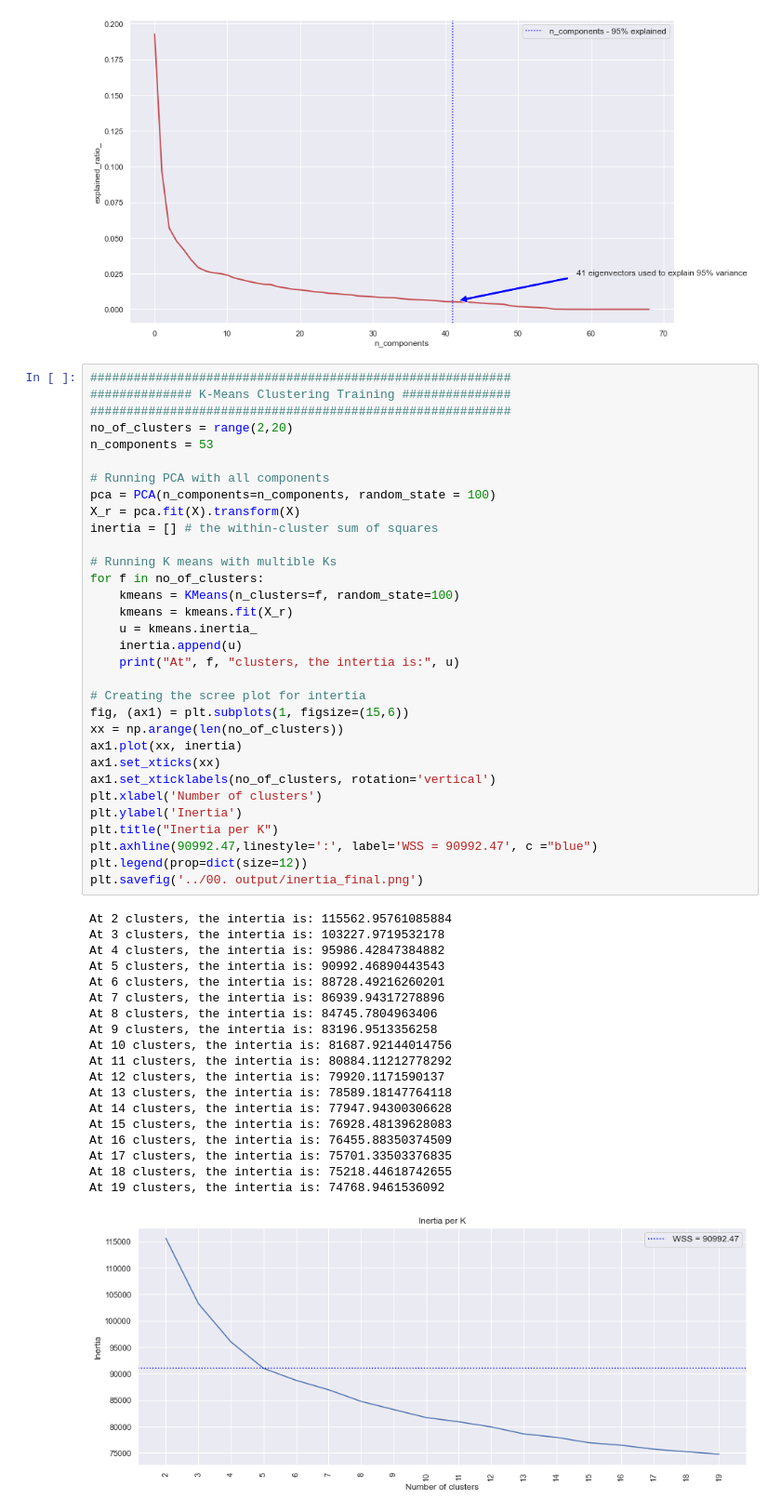
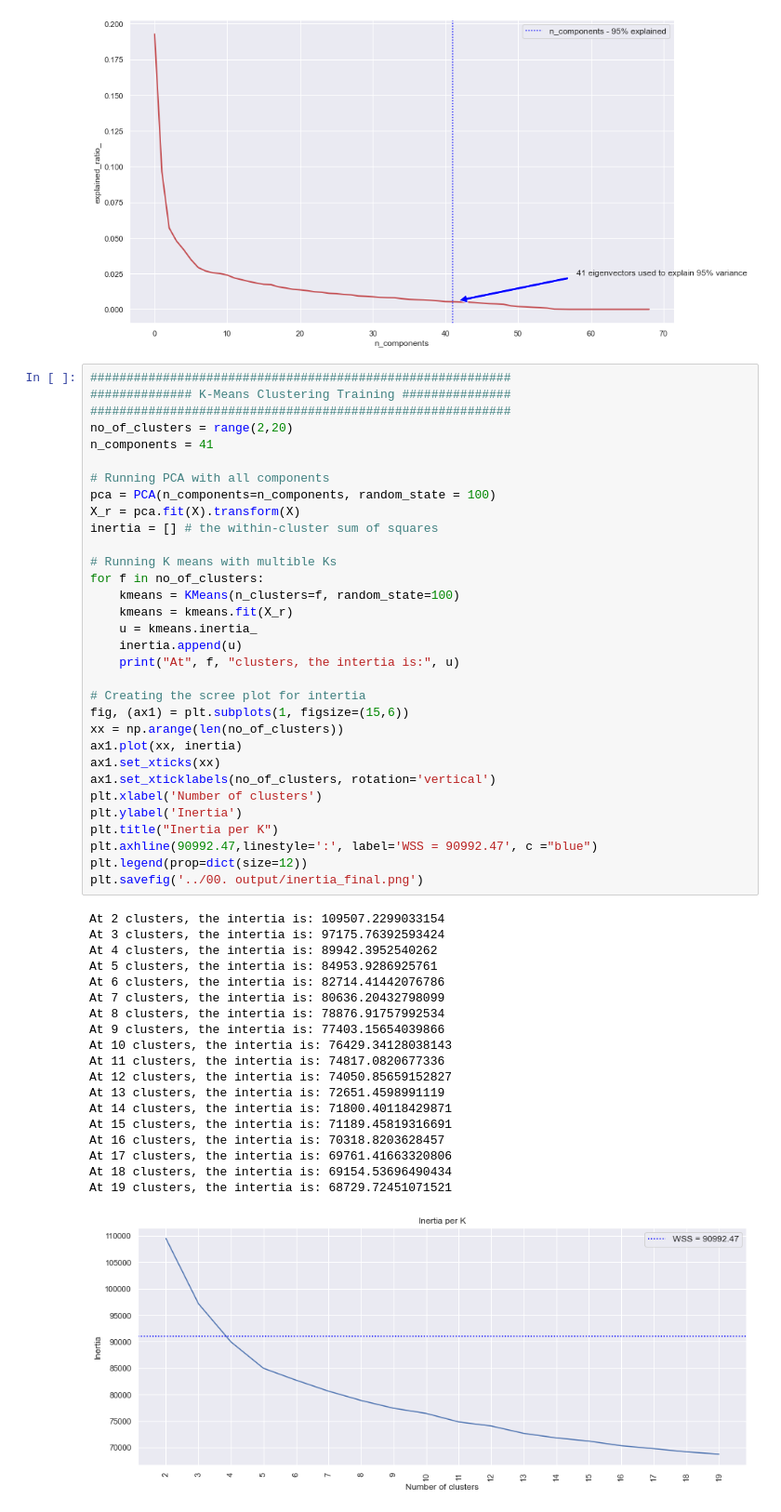
Before and after one commit to jordanhoare/clustering-customer-segments, a Jupyter notebook: clustering_customer_segments/notebooks/04. optimised_modelling/optimised_modelling.ipynb, the cells around one changed output. Shown at 93% size. Drawn from its saved outputs; the diff is of its cells as text.

```diff
--- a/clustering_customer_segments/notebooks/04. optimised_modelling/optimised_modelling.ipynb
+++ b/clustering_customer_segments/notebooks/04. optimised_modelling/optimised_modelling.ipynb
@@ -225,50 +225,50 @@ plt.show()
 ############## K-Means Clustering Training ###############
 ##########################################################
 no_of_clusters = range(2,20)
-n_components = 53
+n_components = 41
 
 # Running PCA with all components
 pca = PCA(n_components=n_components, random_state = 100)
 X_r = pca.fit(X).transform(X)
 inertia = [] # the within-cluster sum of squares
 
 # Running K means with multible Ks
 for f in no_of_clusters:
     kmeans = KMeans(n_clusters=f, random_state=100)
     kmeans = kmeans.fit(X_r)
     u = kmeans.inertia_
     inertia.append(u)
     print("At", f, "clusters, the intertia is:", u)
 
 # Creating the scree plot for intertia
 fig, (ax1) = plt.subplots(1, figsize=(15,6))
 xx = np.arange(len(no_of_clusters))
 ax1.plot(xx, inertia)
 ax1.set_xticks(xx)
 ax1.set_xticklabels(no_of_clusters, rotation='vertical')
 plt.xlabel('Number of clusters')
 plt.ylabel('Inertia')
 plt.title("Inertia per K")
 plt.axhline(90992.47,linestyle=':', label='WSS = 90992.47', c ="blue")
 plt.legend(prop=dict(size=12))
 plt.savefig('../00. output/inertia_final.png')
 # %% [output]
-At 2 clusters, the intertia is: 115562.95761085884
-At 3 clusters, the intertia is: 103227.9719532178
-At 4 clusters, the intertia is: 95986.42847384882
-At 5 clusters, the intertia is: 90992.46890443543
-At 6 clusters, the intertia is: 88728.49216260201
-At 7 clusters, the intertia is: 86939.94317278896
-At 8 clusters, the intertia is: 84745.7804963406
-At 9 clusters, the intertia is: 83196.9513356258
-At 10 clusters, the intertia is: 81687.92144014756
-At 11 clusters, the intertia is: 80884.11212778292
-At 12 clusters, the intertia is: 79920.1171590137
-At 13 clusters, the intertia is: 78589.18147764118
-At 14 clusters, the intertia is: 77947.94300306628
-At 15 clusters, the intertia is: 76928.48139628083
-At 16 clusters, the intertia is: 76455.88350374509
-At 17 clusters, the intertia is: 75701.33503376835
-At 18 clusters, the intertia is: 75218.44618742655
-At 19 clusters, the intertia is: 74768.9461536092
+At 2 clusters, the intertia is: 109507.2299033154
+At 3 clusters, the intertia is: 97175.76392593424
+At 4 clusters, the intertia is: 89942.3952540262
+At 5 clusters, the intertia is: 84953.9286925761
+At 6 clusters, the intertia is: 82714.41442076786
+At 7 clusters, the intertia is: 80636.20432798099
+At 8 clusters, the intertia is: 78876.91757992534
+At 9 clusters, the intertia is: 77403.15654039866
+At 10 clusters, the intertia is: 76429.34128038143
+At 11 clusters, the intertia is: 74817.0820677336
+At 12 clusters, the intertia is: 74050.85659152827
+At 13 clusters, the intertia is: 72651.4598991119
+At 14 clusters, the intertia is: 71800.40118429871
+At 15 clusters, the intertia is: 71189.45819316691
+At 16 clusters, the intertia is: 70318.8203628457
+At 17 clusters, the intertia is: 69761.41663320806
+At 18 clusters, the intertia is: 69154.53696490434
+At 19 clusters, the intertia is: 68729.72451071521
-[figure, old version]
+[figure, new version]
```
Also changed, not shown: parts of 7 cells of this notebook, 5 other files.
